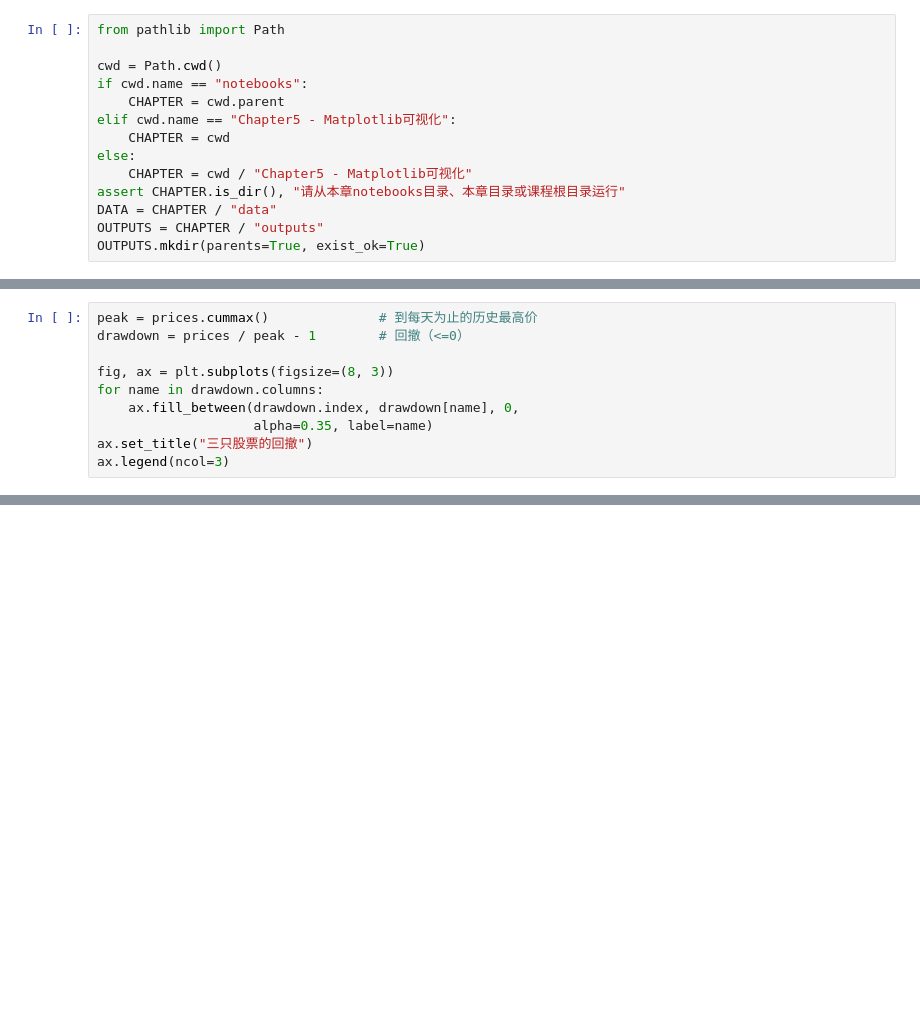
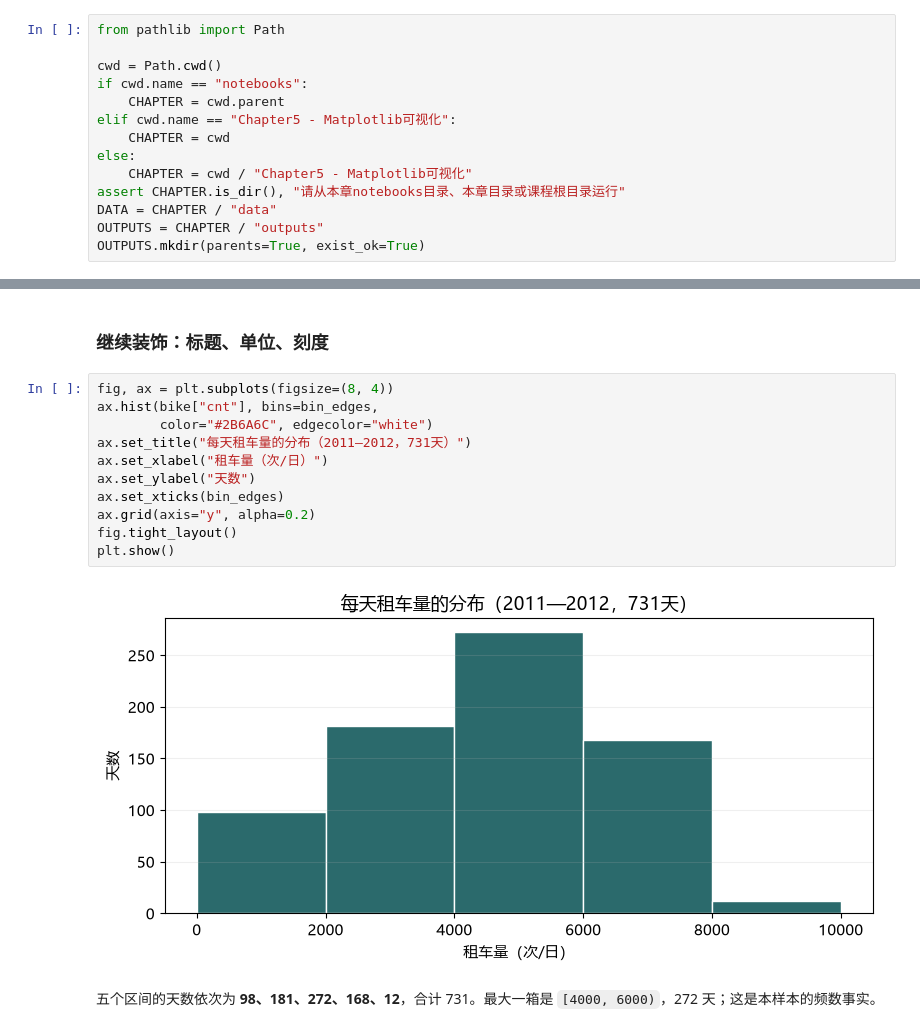
Before and after one commit to aiqfin/python-for-finance, a Jupyter notebook: Chapter5 - Matplotlib可视化/notebooks/05_Visualization.ipynb, the cells around one changed output, grey strips where cells are left out. Saved outputs shown, nothing was run; the diff lists cells and outputs as text; blank space fills up the shorter version.

```diff
--- a/Chapter5 - Matplotlib可视化/notebooks/05_Visualization.ipynb
+++ b/Chapter5 - Matplotlib可视化/notebooks/05_Visualization.ipynb
@@ -169,10 +29,0 @@ fig.savefig(OUTPUTS / "prices.png",        # 保存为图片文件
-# %%
-peak = prices.cummax()              # 到每天为止的历史最高价
-drawdown = prices / peak - 1        # 回撤（<=0）
-
-fig, ax = plt.subplots(figsize=(8, 3))
-for name in drawdown.columns:
-    ax.fill_between(drawdown.index, drawdown[name], 0,
-                    alpha=0.35, label=name)
-ax.set_title("三只股票的回撤")
-ax.legend(ncol=3)
@@ -379,0 +89,17 @@ ax.legend()
+# %% [markdown]
+### 继续装饰：标题、单位、刻度
+# %%
+fig, ax = plt.subplots(figsize=(8, 4))
+ax.hist(bike["cnt"], bins=bin_edges,
+        color="#2B6A6C", edgecolor="white")
+ax.set_title("每天租车量的分布（2011—2012，731天）")
+ax.set_xlabel("租车量（次/日）")
+ax.set_ylabel("天数")
+ax.set_xticks(bin_edges)
+ax.grid(axis="y", alpha=0.2)
+fig.tight_layout()
+plt.show()
+# %% [output]
+[figure, added]
+# %% [markdown]
+五个区间的天数依次为 **98、181、272、168、12**，合计 731。最大一箱是 `[4000, 6000)`，272 天；这是本样本的频数事实。
```
Also changed, not shown: parts of 116 cells of this notebook, 24 other files.
